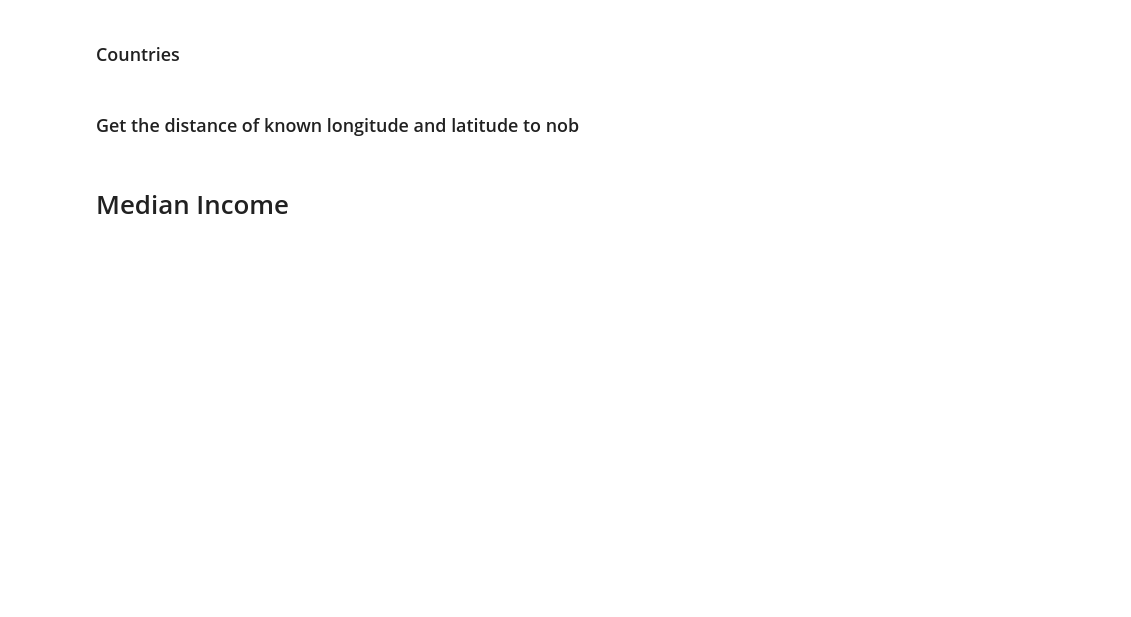
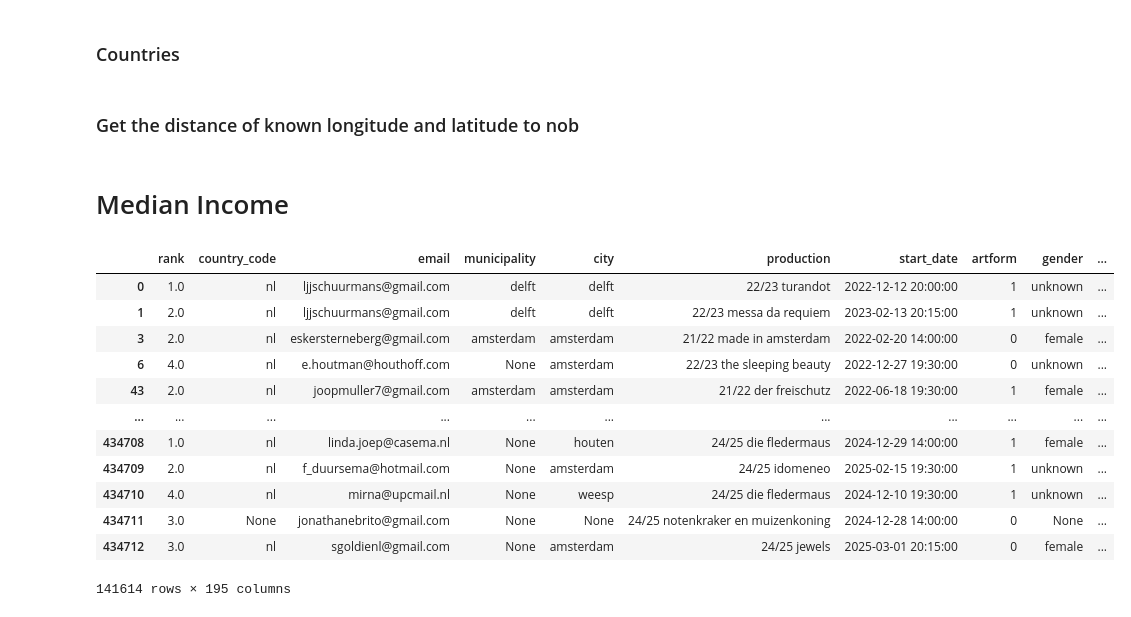
Before and after one commit to BingsHub/survival, a Jupyter notebook: src/notebooks/preprocessing/preprocessing.ipynb, the cells around one changed output. Drawn from its saved outputs; the diff is of its cells as text; code cells hidden in the pictures; blank space fills up the shorter version.

```diff
--- a/src/notebooks/preprocessing/preprocessing.ipynb
+++ b/src/notebooks/preprocessing/preprocessing.ipynb
@@ -92,6 +92,9 @@ employee_ticket = [
 
 data = data[~data['ticket_type'].isin(employee_ticket)]
 
+# drop all records where email contains @operaballet.nl
+data = data[data['email'].notna() & ~data['email'].str.contains('@operaballet.nl', na=False)]
+
 # drop the following ids because they are related to employees, institutions or groups
 from survival.constants import nonvisitor_ids
 data = data[~data['id'].isin(nonvisitor_ids)]
@@ -435,7 +436,12 @@ Final missing cities: ['242' '232' '627234370' 'stuttgart' 'boy@easyshootsnl' '6
 ### Municipalities
 # %%
 # get all names which contain gemeente
-nl_municipalities = nl[(nl['alternatenames'].str.contains(' munici', na=False)) | (nl['alternatenames'].str.contains('gemeente', na=False) | (nl['name'].str.contains('gemeente', na=False)) | (nl['feature_code'] == 'adm2'))]
+nl_municipalities = nl[
+    (nl['alternatenames'].str.contains(' munici', na=False)) |
+    (nl['alternatenames'].str.contains('gemeente', na=False) |
+    (nl['name'].str.contains('gemeente', na=False)) |
+    (nl['feature_code'] == 'adm2'))
+    ]
 # since the municipality names in data omit the prefix, we delete it here too
 nl_municipalities.loc[nl_municipalities['name'].str.startswith('gemeente '), 'name'] = nl_municipalities['name'].str.replace('gemeente ', '')
 
@@ -634,3 +640,24 @@ data.loc[no_country_mask, 'domestic_median_imputed'] = 1
 # %%
 # export full processed data for eda
 data.to_csv('../../data/processed/data_for_eda.csv', index=False)
+# %%
+data[((data['season_2021_2022'] == 1) |
+    (data['season_2022_2023'] == 1) |
+    (data['season_2023_2024'] == 1) |
+    (data['season_2024_2025'] == 1)) &
+    (data['purchase_number'] <= 2)
+]
+# %% [output]
+|  | rank | country_code | email | municipality | city | production | start_date | artform | gender | ... |
+| 0 | 1.0 | nl | ljjschuurmans@gmail.com | delft | delft | 22/23 turandot | 2022-12-12 20:00:00 | 1 | unknown | ... |
+| 1 | 2.0 | nl | ljjschuurmans@gmail.com | delft | delft | 22/23 messa da requiem | 2023-02-13 20:15:00 | 1 | unknown | ... |
+| 3 | 2.0 | nl | eskersterneberg@gmail.com | amsterdam | amsterdam | 21/22 made in amsterdam | 2022-02-20 14:00:00 | 0 | female | ... |
+| 6 | 4.0 | nl | e.houtman@houthoff.com | None | amsterdam | 22/23 the sleeping beauty | 2022-12-27 19:30:00 | 0 | unknown | ... |
+| 43 | 2.0 | nl | joopmuller7@gmail.com | amsterdam | amsterdam | 21/22 der freischutz | 2022-06-18 19:30:00 | 1 | female | ... |
+| ... | ... | ... | ... | ... | ... | ... | ... | ... | ... | ... |
+| 434708 | 1.0 | nl | linda.joep@casema.nl | None | houten | 24/25 die fledermaus | 2024-12-29 14:00:00 | 1 | female | ... |
+| 434709 | 2.0 | nl | f_duursema@hotmail.com | None | amsterdam | 24/25 idomeneo | 2025-02-15 19:30:00 | 1 | unknown | ... |
+| 434710 | 4.0 | nl | mirna@upcmail.nl | None | weesp | 24/25 die fledermaus | 2024-12-10 19:30:00 | 1 | unknown | ... |
+| 434711 | 3.0 | None | jonathanebrito@gmail.com | None | None | 24/25 notenkraker en muizenkoning | 2024-12-28 14:00:00 | 0 | None | ... |
+| 434712 | 3.0 | nl | sgoldienl@gmail.com | None | amsterdam | 24/25 jewels | 2025-03-01 20:15:00 | 0 | female | ... |
+141614 rows × 195 columns
```
Also changed, not shown: parts of 8 cells of this notebook.
